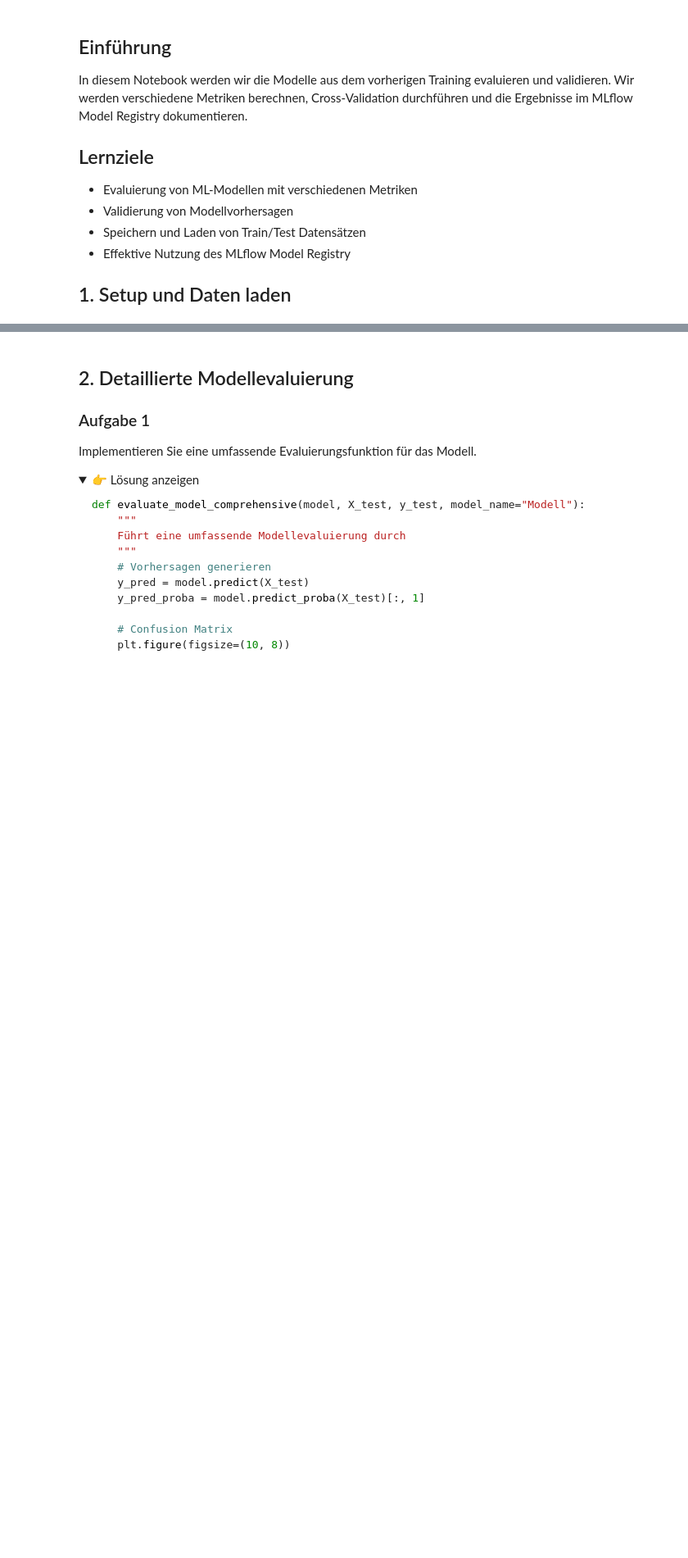
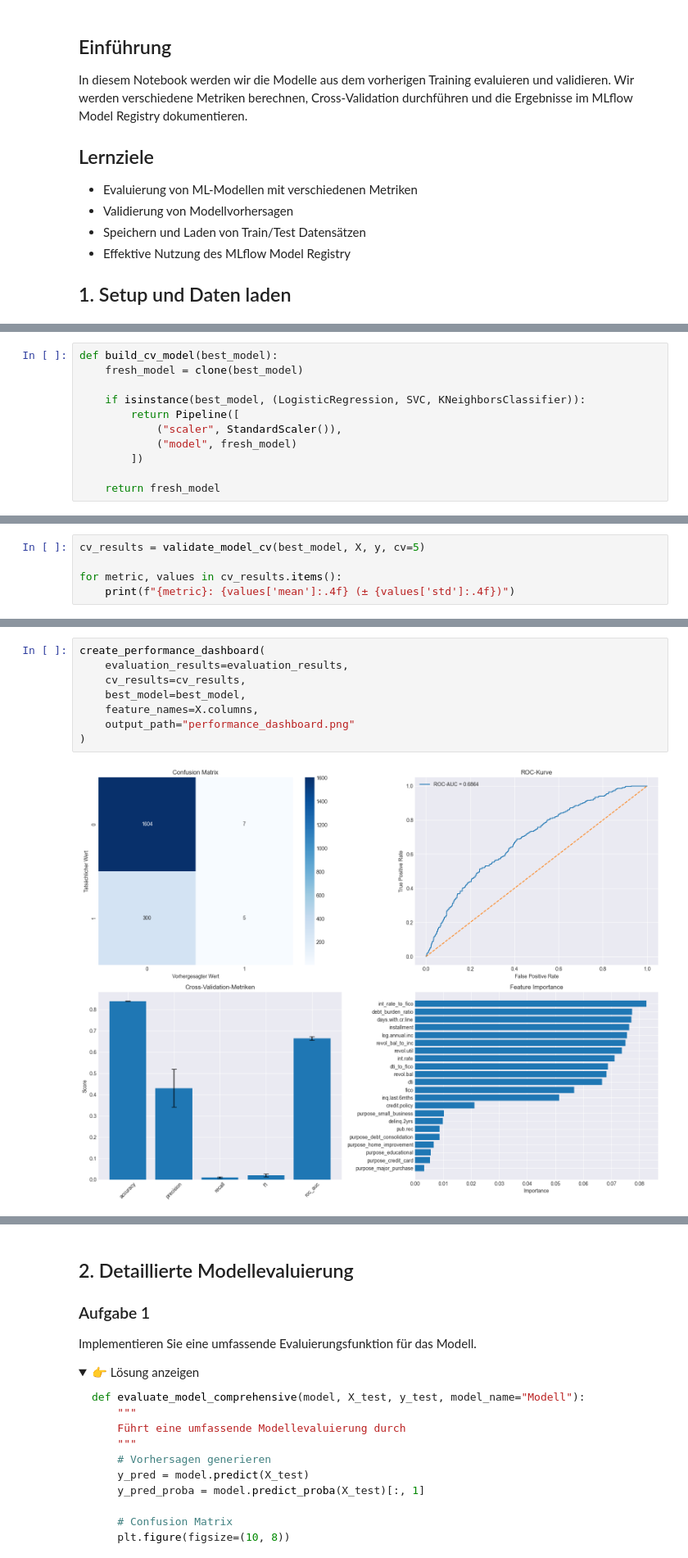
Before and after one commit to hansbjoern93/loan-mlops, a Jupyter notebook: notebooks/04_Modell_Evaluierung.ipynb, the cells around one changed output, grey strips where cells are left out. Shown at 82% size. Drawn from its saved outputs; the diff is of its cells as text; folded sections open; blank space fills up the shorter version.

```diff
--- a/notebooks/04_Modell_Evaluierung.ipynb
+++ b/notebooks/04_Modell_Evaluierung.ipynb
@@ -51,0 +218,11 @@ X_train, X_test, y_train, y_test = train_test_split(X, y, test_size=0.2, random_
+# %%
+def build_cv_model(best_model):
+    fresh_model = clone(best_model)
+
+    if isinstance(best_model, (LogisticRegression, SVC, KNeighborsClassifier)):
+        return Pipeline([
+            ("scaler", StandardScaler()),
+            ("model", fresh_model)
+        ])
+
+    return fresh_model
@@ -51,0 +266,5 @@ X_train, X_test, y_train, y_test = train_test_split(X, y, test_size=0.2, random_
+# %%
+cv_results = validate_model_cv(best_model, X, y, cv=5)
+
+for metric, values in cv_results.items():
+    print(f"{metric}: {values['mean']:.4f} (± {values['std']:.4f})")
@@ -51,0 +390,10 @@ X_train, X_test, y_train, y_test = train_test_split(X, y, test_size=0.2, random_
+# %%
+create_performance_dashboard(
+    evaluation_results=evaluation_results,
+    cv_results=cv_results,
+    best_model=best_model,
+    feature_names=X.columns,
+    output_path="performance_dashboard.png"
+)
+# %% [output]
+[figure, added]
```
Also changed, not shown: parts of 27 cells of this notebook, 6 other files.
